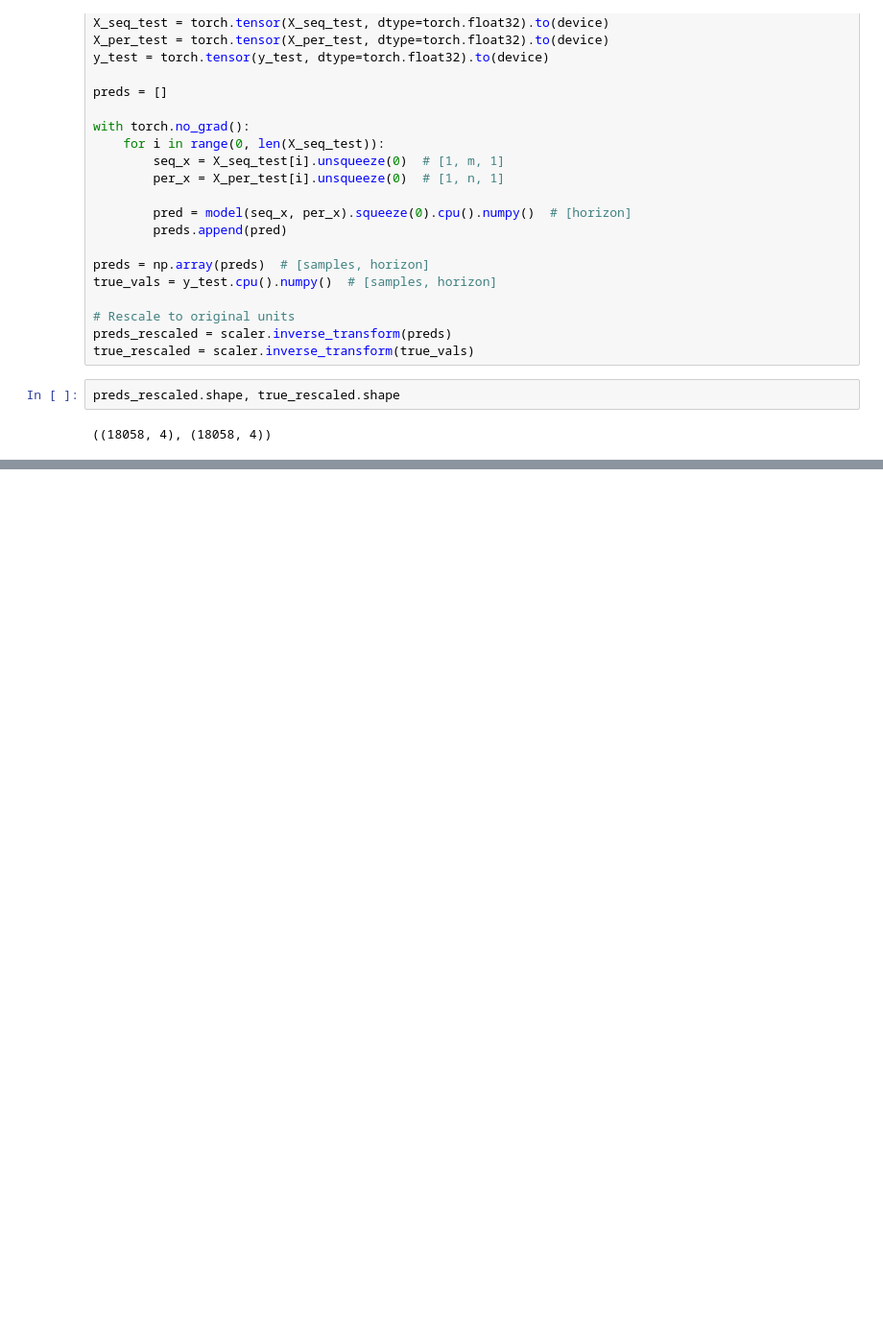
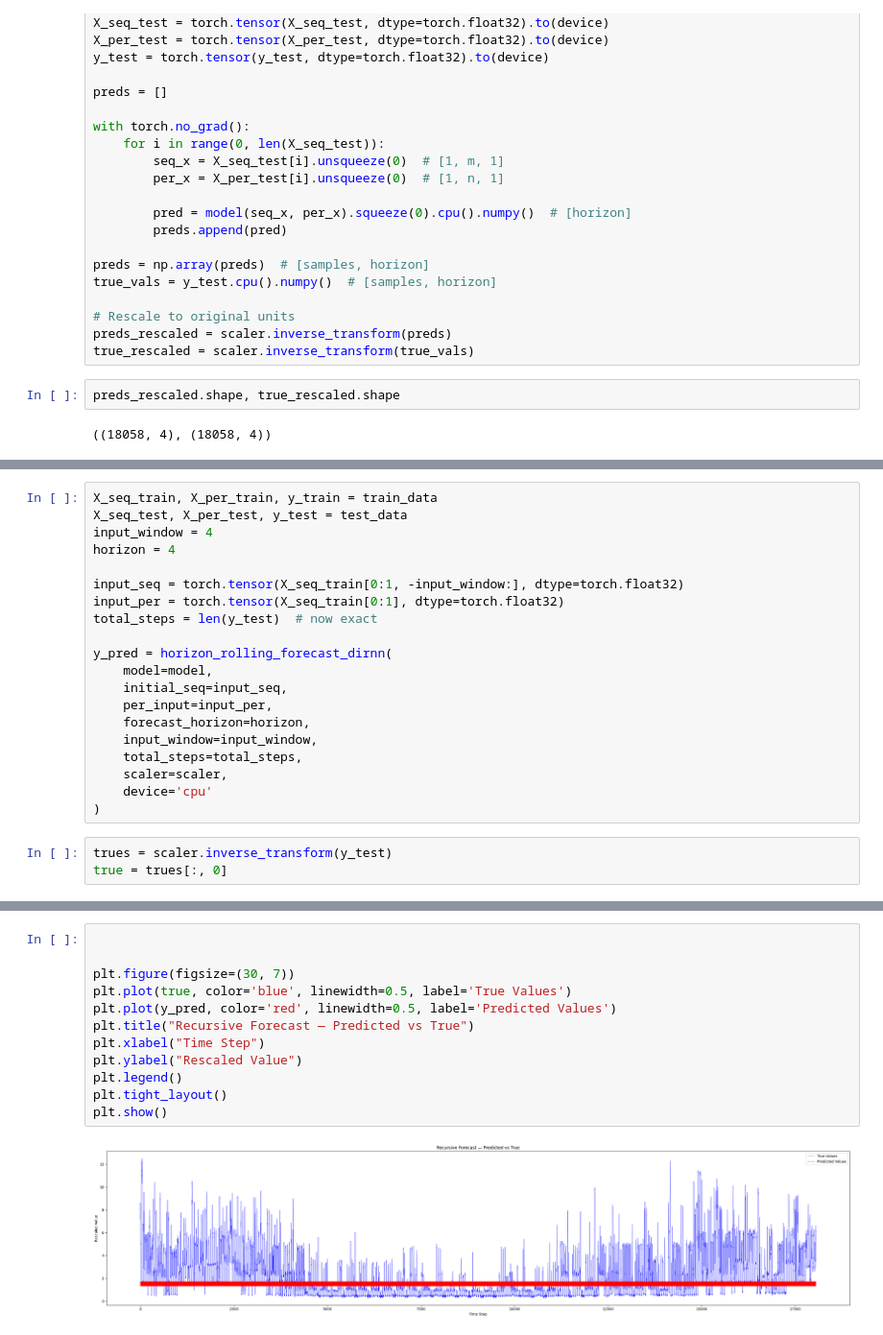
Before and after one commit to JanaJankovic/local-stlf, a Jupyter notebook: di-rnn/main.ipynb, the cells around one changed output, grey strips where cells are left out. Shown at 96% size. Drawn from its saved outputs; the diff is of its cells as text; blank space fills up the shorter version.

Commit message:
add: di-rnn forecasting

```diff
--- a/di-rnn/main.ipynb
+++ b/di-rnn/main.ipynb
@@ -282,0 +311,23 @@ plt.show()
+# %%
+X_seq_train, X_per_train, y_train = train_data
+X_seq_test, X_per_test, y_test = test_data
+input_window = 4
+horizon = 4
+
+input_seq = torch.tensor(X_seq_train[0:1, -input_window:], dtype=torch.float32)
+input_per = torch.tensor(X_seq_train[0:1], dtype=torch.float32)
+total_steps = len(y_test)  # now exact
+
+y_pred = horizon_rolling_forecast_dirnn(
+    model=model,
+    initial_seq=input_seq,
+    per_input=input_per,
+    forecast_horizon=horizon,
+    input_window=input_window,
+    total_steps=total_steps,
+    scaler=scaler,
+    device='cpu'
+)
+# %%
+trues = scaler.inverse_transform(y_test)
+true = trues[:, 0]
@@ -282,0 +353,14 @@ plt.show()
+# %%
+
+
+plt.figure(figsize=(30, 7))
+plt.plot(true, color='blue', linewidth=0.5, label='True Values')
+plt.plot(y_pred, color='red', linewidth=0.5, label='Predicted Values')
+plt.title("Recursive Forecast — Predicted vs True")
+plt.xlabel("Time Step")
+plt.ylabel("Rescaled Value")
+plt.legend()
+plt.tight_layout()
+plt.show()
+# %% [output]
+[figure, added]
```
Also changed, not shown: parts of 11 cells of this notebook, 1 other file.
